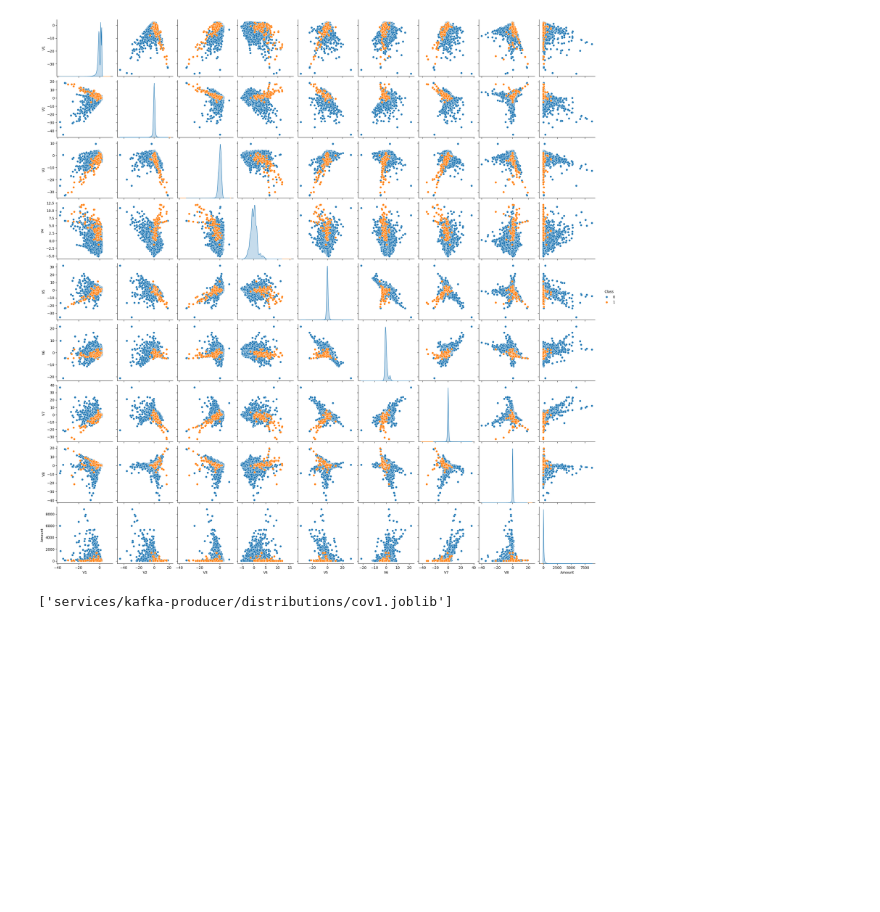
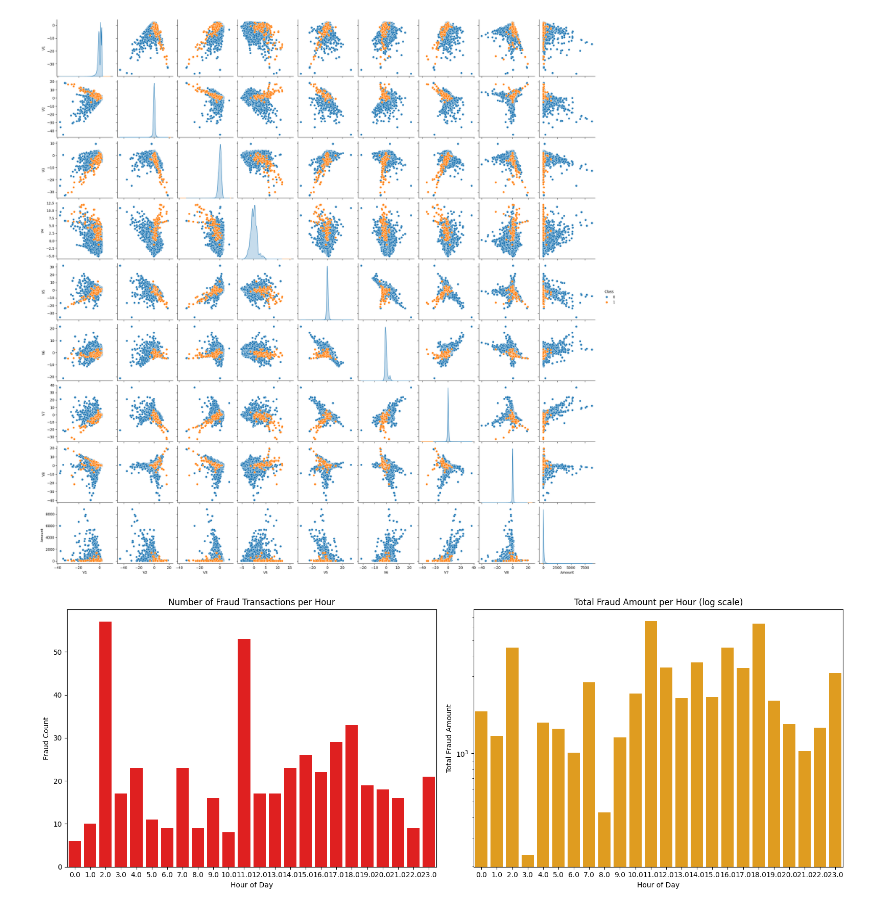
Before and after one commit to had499/credit-card-fraud-sandbox, a Jupyter notebook: services/training/notebooks/01-eda.ipynb, the cells around one changed output. Drawn from its saved outputs; the diff is of its cells as text; code cells hidden in the pictures; blank space fills up the shorter version.

```diff
--- a/services/training/notebooks/01-eda.ipynb
+++ b/services/training/notebooks/01-eda.ipynb
@@ -109,7 +125,39 @@ import joblib
-# %%
-joblib.dump(mean0,'services/kafka-producer/distributions/mean0.joblib')
-joblib.dump(mean1,'services/kafka-producer/distributions/mean1.joblib')
-joblib.dump(cov0,'services/kafka-producer/distributions/cov0.joblib')
-joblib.dump(cov1,'services/kafka-producer/distributions/cov1.joblib')
-# %% [output]
-['services/kafka-producer/distributions/cov1.joblib']
+# %%
+import pandas as pd
+import matplotlib.pyplot as plt
+import seaborn as sns
+
+
+# Filter for fraud transactions only
+fraud_df = df[df['Class'] == 1].copy()
+
+# Convert Time to hours for easier visualization
+fraud_df['Hour'] = (fraud_df['Time'] // 3600) % 24
+
+# Aggregate fraud counts and amounts per hour
+fraud_summary = fraud_df.groupby('Hour').agg(
+    count=('Class', 'count'),
+    total_amount=('Amount', 'sum'),
+    avg_amount=('Amount', 'mean')
+).reset_index()
+
+# Plotting
+fig, axes = plt.subplots(1, 2, figsize=(16,6))
+
+# 1️⃣ Fraud count per hour
+sns.barplot(x='Hour', y='count', data=fraud_summary, ax=axes[0], color='red')
+axes[0].set_title('Number of Fraud Transactions per Hour')
+axes[0].set_xlabel('Hour of Day')
+axes[0].set_ylabel('Fraud Count')
+
+# 2️⃣ Total fraud amount per hour (log scale)
+sns.barplot(x='Hour', y='total_amount', data=fraud_summary, ax=axes[1], color='orange')
+axes[1].set_title('Total Fraud Amount per Hour (log scale)')
+axes[1].set_xlabel('Hour of Day')
+axes[1].set_ylabel('Total Fraud Amount')
+axes[1].set_yscale('log')  # log scale to handle large outliers
+
+plt.tight_layout()
+plt.show()
+# %% [output]
+[figure, added]
```
Also changed, not shown: parts of 7 cells of this notebook, 6 other files.
